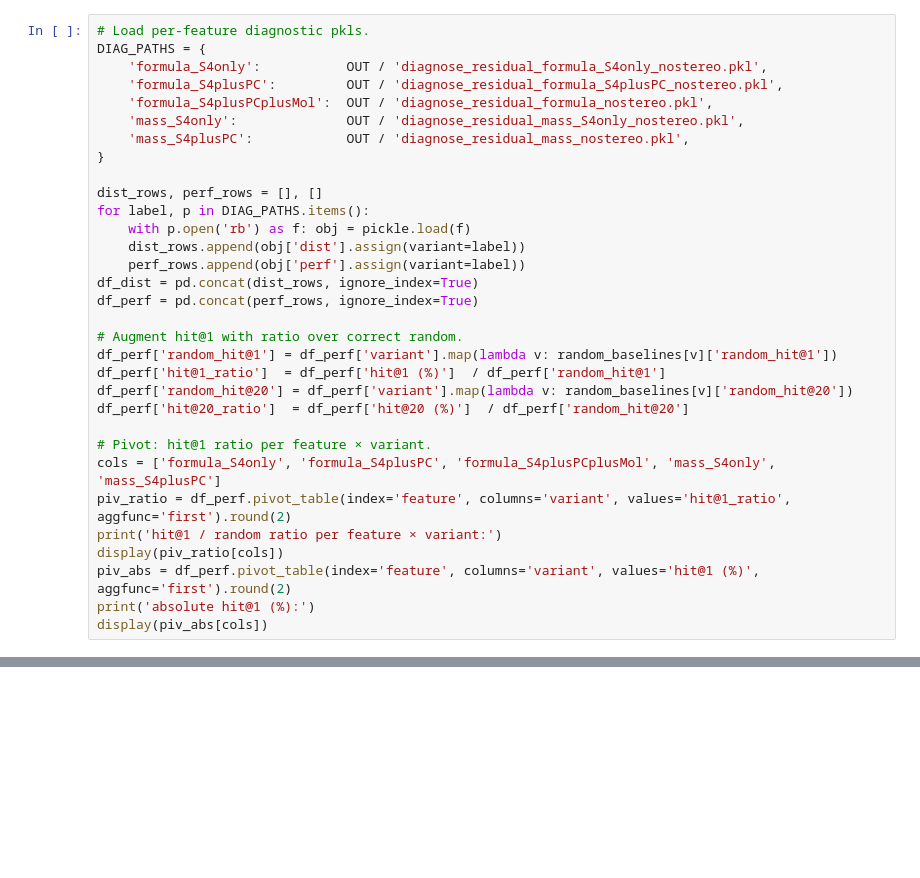
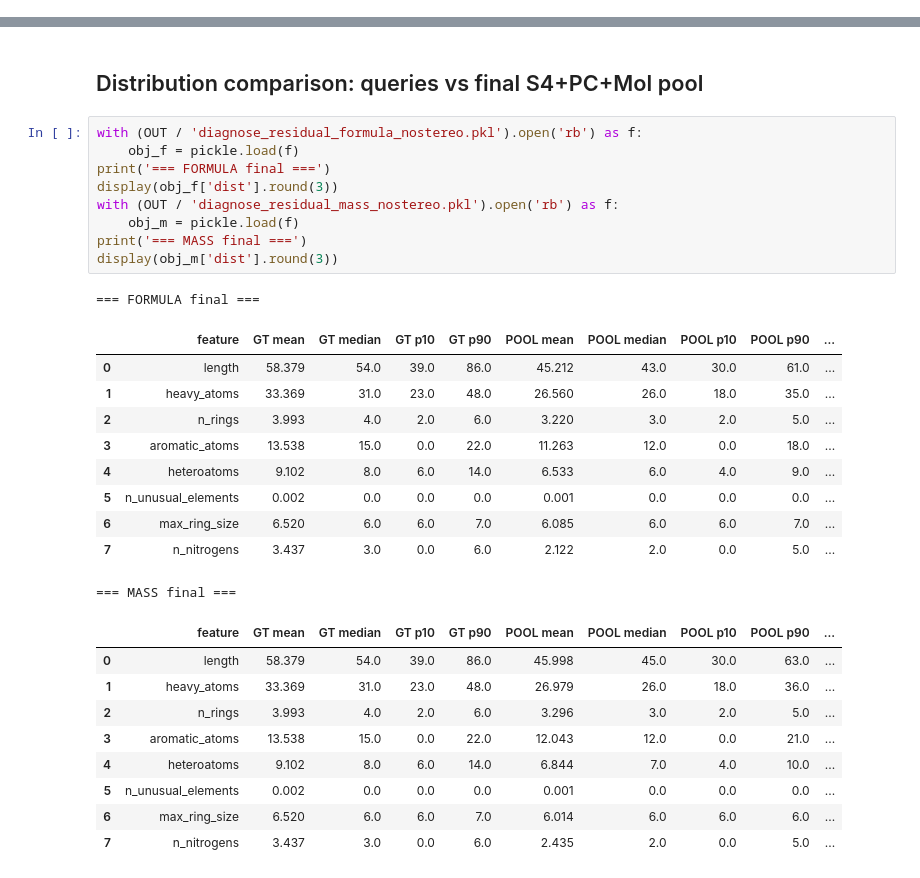
Before and after one commit to roman-bushuiev/MassSpecGym, a Jupyter notebook: notebooks/massspecgym_in_the_wild/evaluation_s4.ipynb, the cells around one changed output, grey strips where cells are left out. Drawn from its saved outputs; the diff is of its cells as text; blank space fills up the shorter version.

```diff
--- a/notebooks/massspecgym_in_the_wild/evaluation_s4.ipynb
+++ b/notebooks/massspecgym_in_the_wild/evaluation_s4.ipynb
@@ -304,32 +183,0 @@ all 5 intermediate candidate variants.
-# %%
-# Load per-feature diagnostic pkls.
-DIAG_PATHS = {
-    'formula_S4only':           OUT / 'diagnose_residual_formula_S4only_nostereo.pkl',
-    'formula_S4plusPC':         OUT / 'diagnose_residual_formula_S4plusPC_nostereo.pkl',
-    'formula_S4plusPCplusMol':  OUT / 'diagnose_residual_formula_nostereo.pkl',
-    'mass_S4only':              OUT / 'diagnose_residual_mass_S4only_nostereo.pkl',
-    'mass_S4plusPC':            OUT / 'diagnose_residual_mass_nostereo.pkl',
-}
-
-dist_rows, perf_rows = [], []
-for label, p in DIAG_PATHS.items():
-    with p.open('rb') as f: obj = pickle.load(f)
-    dist_rows.append(obj['dist'].assign(variant=label))
-    perf_rows.append(obj['perf'].assign(variant=label))
-df_dist = pd.concat(dist_rows, ignore_index=True)
-df_perf = pd.concat(perf_rows, ignore_index=True)
-
-# Augment hit@1 with ratio over correct random.
-df_perf['random_hit@1'] = df_perf['variant'].map(lambda v: random_baselines[v]['random_hit@1'])
-df_perf['hit@1_ratio']  = df_perf['hit@1 (%)']  / df_perf['random_hit@1']
-df_perf['random_hit@20'] = df_perf['variant'].map(lambda v: random_baselines[v]['random_hit@20'])
-df_perf['hit@20_ratio']  = df_perf['hit@20 (%)']  / df_perf['random_hit@20']
-
-# Pivot: hit@1 ratio per feature × variant.
-cols = ['formula_S4only', 'formula_S4plusPC', 'formula_S4plusPCplusMol', 'mass_S4only', 'mass_S4plusPC']
-piv_ratio = df_perf.pivot_table(index='feature', columns='variant', values='hit@1_ratio', aggfunc='first').round(2)
-print('hit@1 / random ratio per feature × variant:')
-display(piv_ratio[cols])
-piv_abs = df_perf.pivot_table(index='feature', columns='variant', values='hit@1 (%)', aggfunc='first').round(2)
-print('absolute hit@1 (%):')
-display(piv_abs[cols])
@@ -431,0 +366,32 @@ in-distribution to ChemBERTa.
+# %% [markdown]
+## Distribution comparison: queries vs final S4+PC+Mol pool
+# %%
+with (OUT / 'diagnose_residual_formula_nostereo.pkl').open('rb') as f:
+    obj_f = pickle.load(f)
+print('=== FORMULA final ===')
+display(obj_f['dist'].round(3))
+with (OUT / 'diagnose_residual_mass_nostereo.pkl').open('rb') as f:
+    obj_m = pickle.load(f)
+print('=== MASS final ===')
+display(obj_m['dist'].round(3))
+# %% [output]
+=== FORMULA final ===
+|  | feature | GT mean | GT median | GT p10 | GT p90 | POOL mean | POOL median | POOL p10 | POOL p90 | ... |
+| 0 | length | 58.379 | 54.0 | 39.0 | 86.0 | 45.212 | 43.0 | 30.0 | 61.0 | ... |
+| 1 | heavy_atoms | 33.369 | 31.0 | 23.0 | 48.0 | 26.560 | 26.0 | 18.0 | 35.0 | ... |
+| 2 | n_rings | 3.993 | 4.0 | 2.0 | 6.0 | 3.220 | 3.0 | 2.0 | 5.0 | ... |
+| 3 | aromatic_atoms | 13.538 | 15.0 | 0.0 | 22.0 | 11.263 | 12.0 | 0.0 | 18.0 | ... |
+| 4 | heteroatoms | 9.102 | 8.0 | 6.0 | 14.0 | 6.533 | 6.0 | 4.0 | 9.0 | ... |
+| 5 | n_unusual_elements | 0.002 | 0.0 | 0.0 | 0.0 | 0.001 | 0.0 | 0.0 | 0.0 | ... |
+| 6 | max_ring_size | 6.520 | 6.0 | 6.0 | 7.0 | 6.085 | 6.0 | 6.0 | 7.0 | ... |
+| 7 | n_nitrogens | 3.437 | 3.0 | 0.0 | 6.0 | 2.122 | 2.0 | 0.0 | 5.0 | ... |
+=== MASS final ===
+|  | feature | GT mean | GT median | GT p10 | GT p90 | POOL mean | POOL median | POOL p10 | POOL p90 | ... |
+| 0 | length | 58.379 | 54.0 | 39.0 | 86.0 | 45.998 | 45.0 | 30.0 | 63.0 | ... |
+| 1 | heavy_atoms | 33.369 | 31.0 | 23.0 | 48.0 | 26.979 | 26.0 | 18.0 | 36.0 | ... |
+| 2 | n_rings | 3.993 | 4.0 | 2.0 | 6.0 | 3.296 | 3.0 | 2.0 | 5.0 | ... |
+| 3 | aromatic_atoms | 13.538 | 15.0 | 0.0 | 22.0 | 12.043 | 12.0 | 0.0 | 21.0 | ... |
+| 4 | heteroatoms | 9.102 | 8.0 | 6.0 | 14.0 | 6.844 | 7.0 | 4.0 | 10.0 | ... |
+| 5 | n_unusual_elements | 0.002 | 0.0 | 0.0 | 0.0 | 0.001 | 0.0 | 0.0 | 0.0 | ... |
+| 6 | max_ring_size | 6.520 | 6.0 | 6.0 | 7.0 | 6.014 | 6.0 | 6.0 | 6.0 | ... |
+| 7 | n_nitrogens | 3.437 | 3.0 | 0.0 | 6.0 | 2.435 | 2.0 | 0.0 | 5.0 | ... |
```
Also changed, not shown: parts of 23 cells of this notebook, 3 other files.
